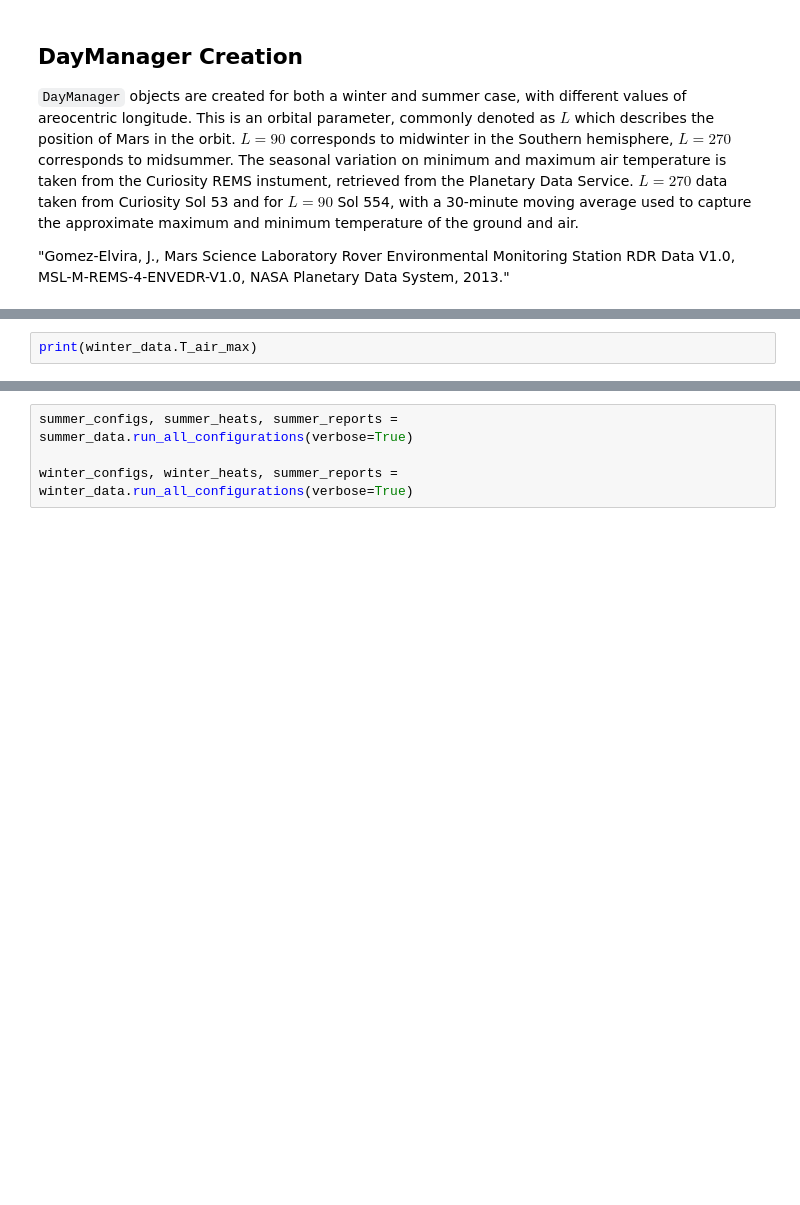
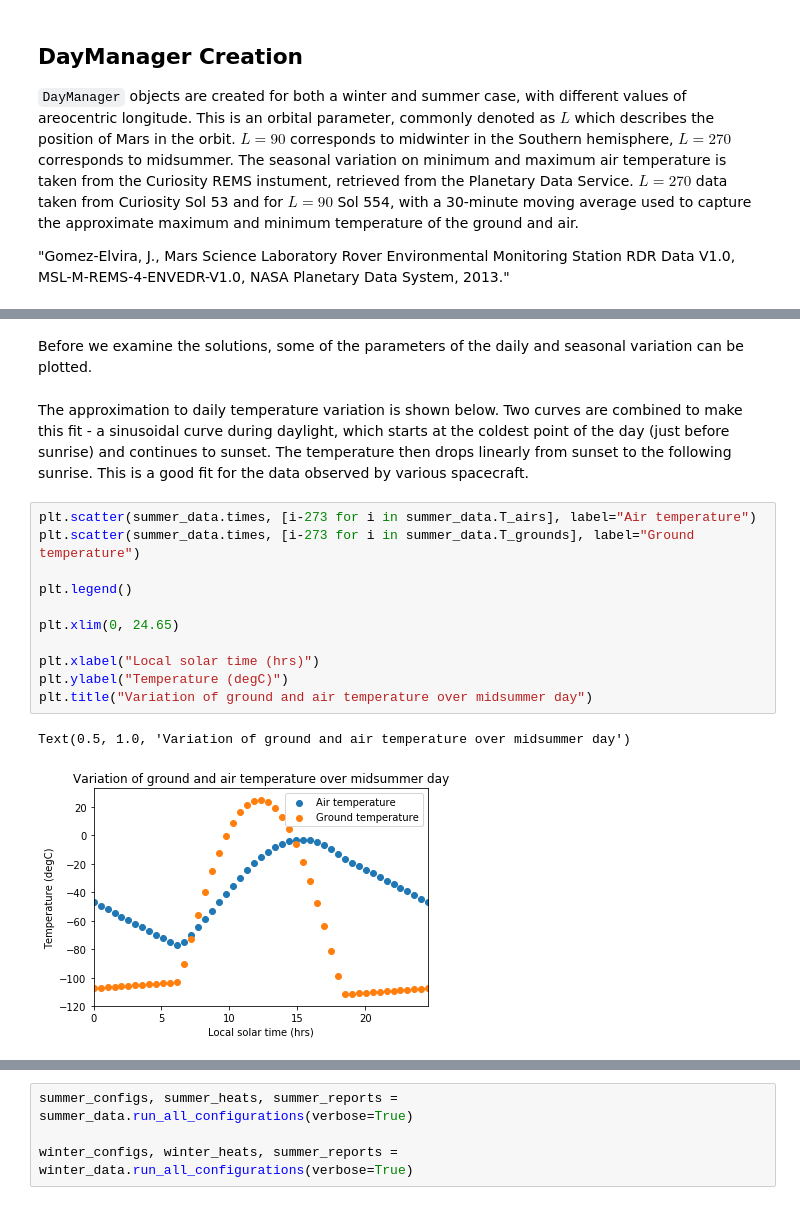
Before and after one commit to smross106/Syrtis, a Jupyter notebook: Daily Swing.ipynb, the cells around one changed output, grey strips where cells are left out. Cells and saved outputs as stored; diff of their text form; blank space fills up the shorter version.

Commit message:
Updated daily swing example

```diff
--- a/Daily Swing.ipynb
+++ b/Daily Swing.ipynb
@@ -63,2 +63,18 @@ nan nan 195 nan
-# %%
-print(winter_data.T_air_max)
+# %% [markdown]
+Before we examine the solutions, some of the parameters of the daily and seasonal variation can be plotted.
+# %% [markdown]
+The approximation to daily temperature variation is shown below. Two curves are combined to make this fit - a sinusoidal curve during daylight, which starts at the coldest point of the day (just before sunrise) and continues to sunset. The temperature then drops linearly from sunset to the following sunrise. This is a good fit for the data observed by various spacecraft.
+# %%
+plt.scatter(summer_data.times, [i-273 for i in summer_data.T_airs], label="Air temperature")
+plt.scatter(summer_data.times, [i-273 for i in summer_data.T_grounds], label="Ground temperature")
+
+plt.legend()
+
+plt.xlim(0, 24.65)
+
+plt.xlabel("Local solar time (hrs)")
+plt.ylabel("Temperature (degC)")
+plt.title("Variation of ground and air temperature over midsummer day")
+# %% [output]
+Text(0.5, 1.0, 'Variation of ground and air temperature over midsummer day')
+[figure, added]
```
Also changed, not shown: parts of 11 cells of this notebook.
